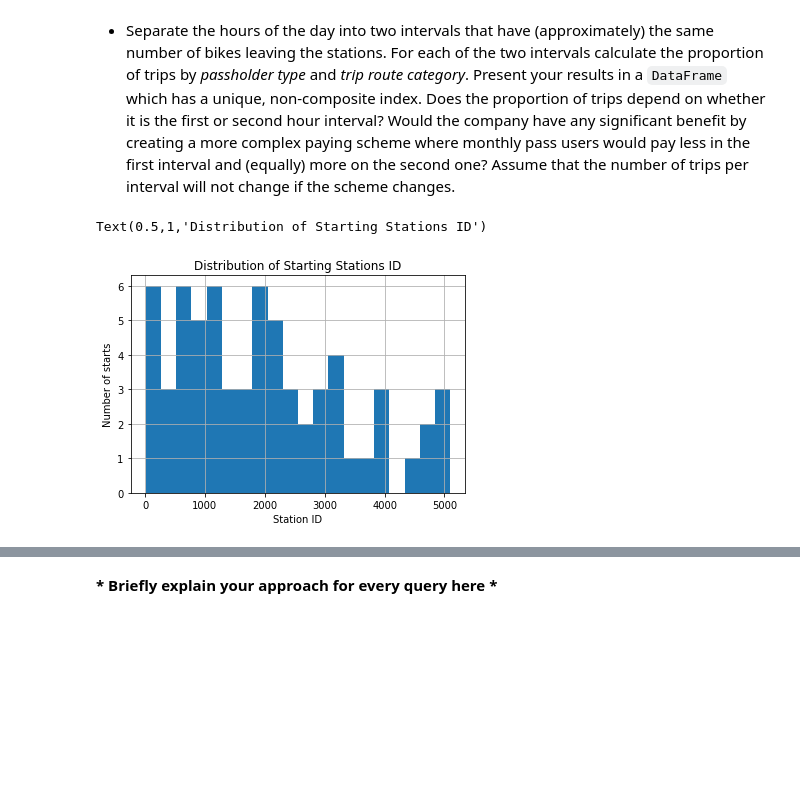
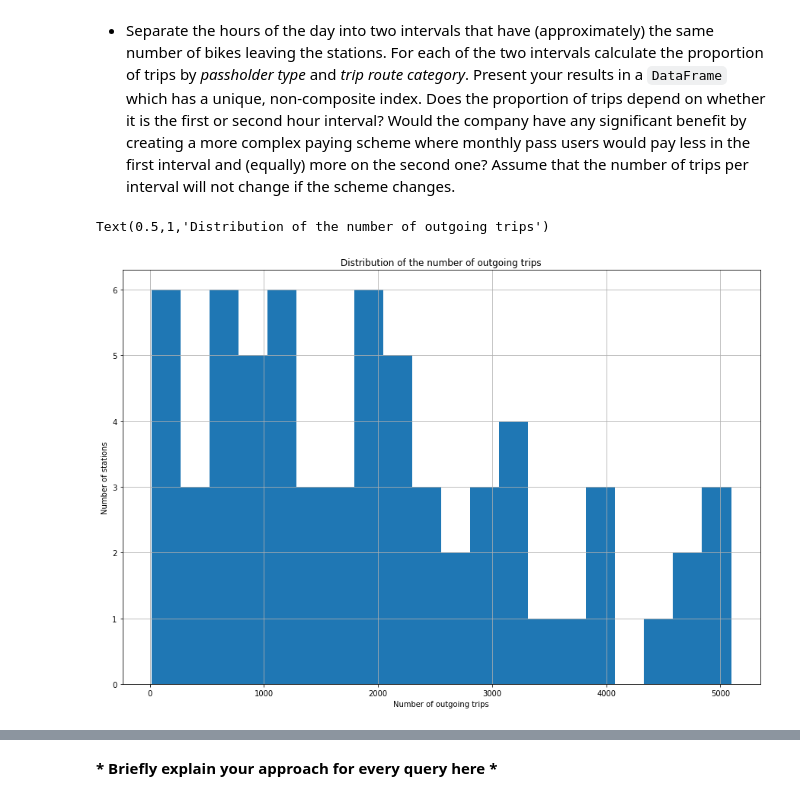
Before and after one commit to emmwel/ADAeda, a Jupyter notebook: Anna/Exercise 1.ipynb, the cells around one changed output, grey strips where cells are left out. Cells and saved outputs as stored; diff of their text form; code cells hidden in the pictures; blank space fills up the shorter version.

```diff
--- a/Anna/Exercise 1.ipynb
+++ b/Anna/Exercise 1.ipynb
@@ -486,17 +507,19 @@ Answer the following queries using the functionality of `Pandas`.
 # %%
 #Task B3.1
 
 # Pick out the 'Starting Station ID' column and count the number of times a station has been started from.
 starting_stations_count = bikes['Starting Station ID'].value_counts()
 
 # Plot histogram
 starting_stations_count.hist(bins=20)# Write your code here
-plt.xlabel('Station ID')
-plt.ylabel('Number of starts')
-plt.title('Distribution of Starting Stations ID')
+
+# Set labels
+plt.xlabel('Number of outgoing trips')
+plt.ylabel('Number of stations')
+plt.title('Distribution of the number of outgoing trips')
 # %% [output]
-Text(0.5,1,'Distribution of Starting Stations ID')
+Text(0.5,1,'Distribution of the number of outgoing trips')
-[figure, old version]
+[figure, new version]
 # %%
 # Task B3.2
 
```
Also changed, not shown: parts of 6 cells of this notebook.
